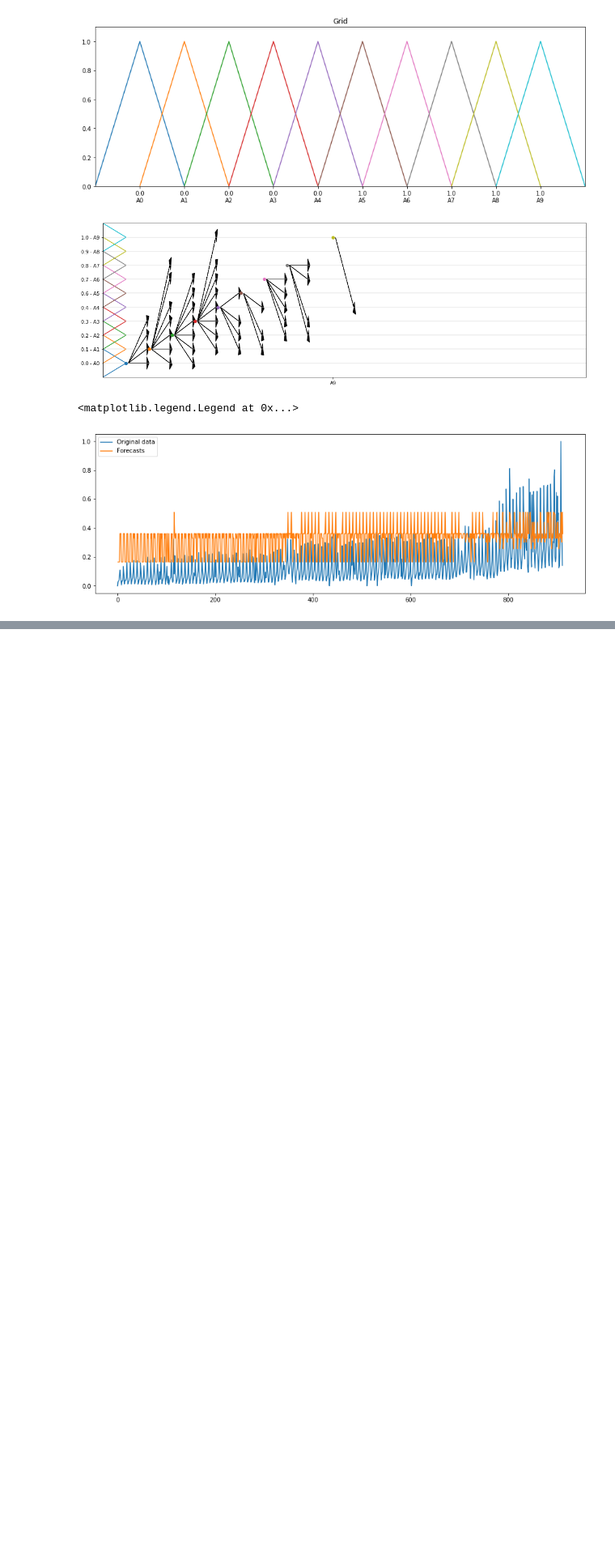
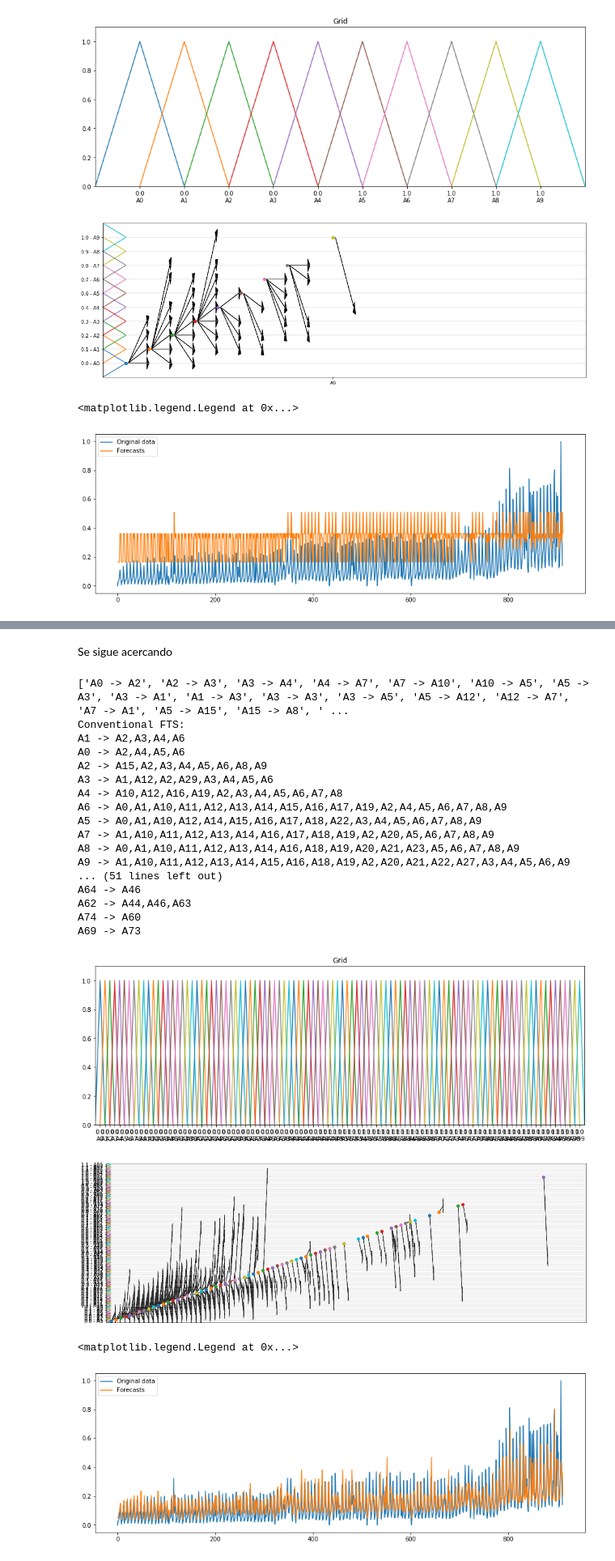
Before and after one commit to unjuken/TimeSeries-Fuzzy, a Jupyter notebook: FTSImpl.ipynb, the cells around one changed output, grey strips where cells are left out. Shown at 81% size. Drawn from its saved outputs; the diff is of its cells as text; code cells hidden in the pictures; blank space fills up the shorter version.

```diff
--- a/FTSImpl.ipynb
+++ b/FTSImpl.ipynb
@@ -84,0 +183,46 @@ legend(handles=[orig, pred])
+# %% [markdown]
+Se sigue acercando
+# %%
+# 100 intervalos para hacer la fuzzificacion
+fuzzyTS  = FTS.FuzzyTS(train, 100, 'maximum', 'sets')
+fig, ax = plt.subplots(nrows=1, ncols=1, figsize=[15,5])
+fuzzyTS.fs.plot(ax)
+#patterns
+print([str(k) for k in fuzzyTS.patterns])
+#model
+print(fuzzyTS.model)
+#modelPlot
+from pyFTS.common import Util
+Util.plot_rules(fuzzyTS.model, size=[15,5] , rules_by_axis=100)
+data = train
+fig, ax = plt.subplots(nrows=1, ncols=1, figsize=[15,5])
+
+forecasts = fuzzyTS.model.predict(data)
+forecasts.insert(0,None)
+
+orig, = plot(data, label="Original data")
+pred, = plot(forecasts, label="Forecasts")
+
+legend(handles=[orig, pred])
+# %% [output]
+['A0 -> A2', 'A2 -> A3', 'A3 -> A4', 'A4 -> A7', 'A7 -> A10', 'A10 -> A5', 'A5 -> A3', 'A3 -> A1', 'A1 -> A3', 'A3 -> A3', 'A3 -> A5', 'A5 -> A12', 'A12 -> A7', 'A7 -> A1', 'A5 -> A15', 'A15 -> A8', ' ...
+Conventional FTS:
+A1 -> A2,A3,A4,A6
+A0 -> A2,A4,A5,A6
+A2 -> A15,A2,A3,A4,A5,A6,A8,A9
+A3 -> A1,A12,A2,A29,A3,A4,A5,A6
+A4 -> A10,A12,A16,A19,A2,A3,A4,A5,A6,A7,A8
+A6 -> A0,A1,A10,A11,A12,A13,A14,A15,A16,A17,A19,A2,A4,A5,A6,A7,A8,A9
+A5 -> A0,A1,A10,A12,A14,A15,A16,A17,A18,A22,A3,A4,A5,A6,A7,A8,A9
+A7 -> A1,A10,A11,A12,A13,A14,A16,A17,A18,A19,A2,A20,A5,A6,A7,A8,A9
+A8 -> A0,A1,A10,A11,A12,A13,A14,A16,A18,A19,A20,A21,A23,A5,A6,A7,A8,A9
+A9 -> A1,A10,A11,A12,A13,A14,A15,A16,A18,A19,A2,A20,A21,A22,A27,A3,A4,A5,A6,A9
+... (51 lines left out)
+A64 -> A46
+A62 -> A44,A46,A63
+A74 -> A60
+A69 -> A73
+[figure, added]
+[figure, added]
+<matplotlib.legend.Legend at 0x...>
+[figure, added]
```
Also changed, not shown: parts of 9 cells of this notebook.
